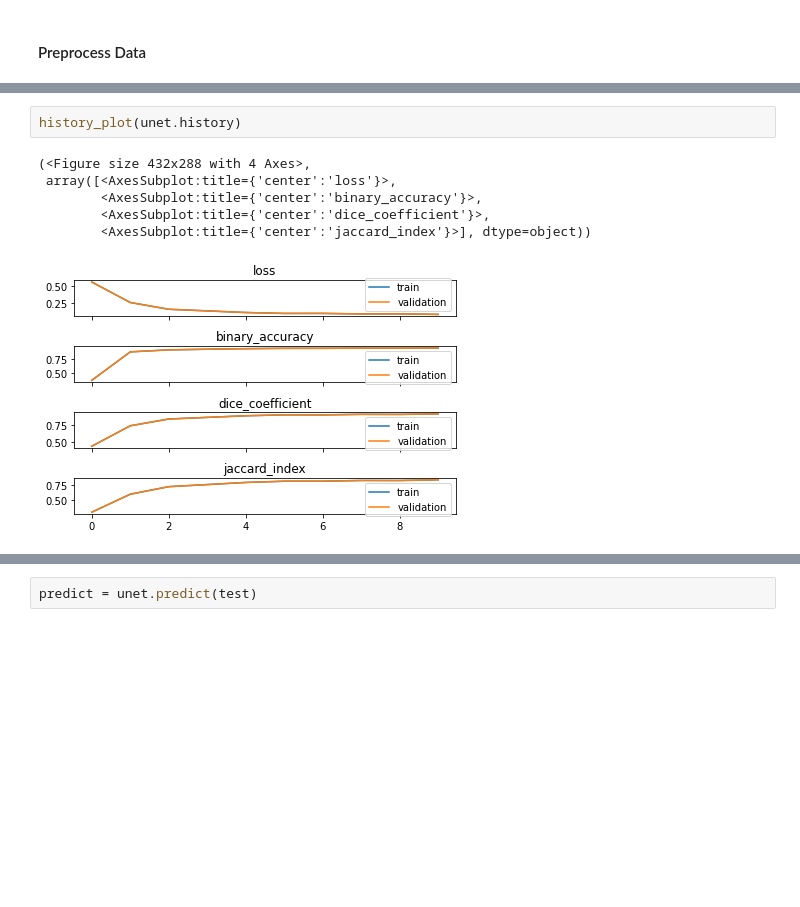
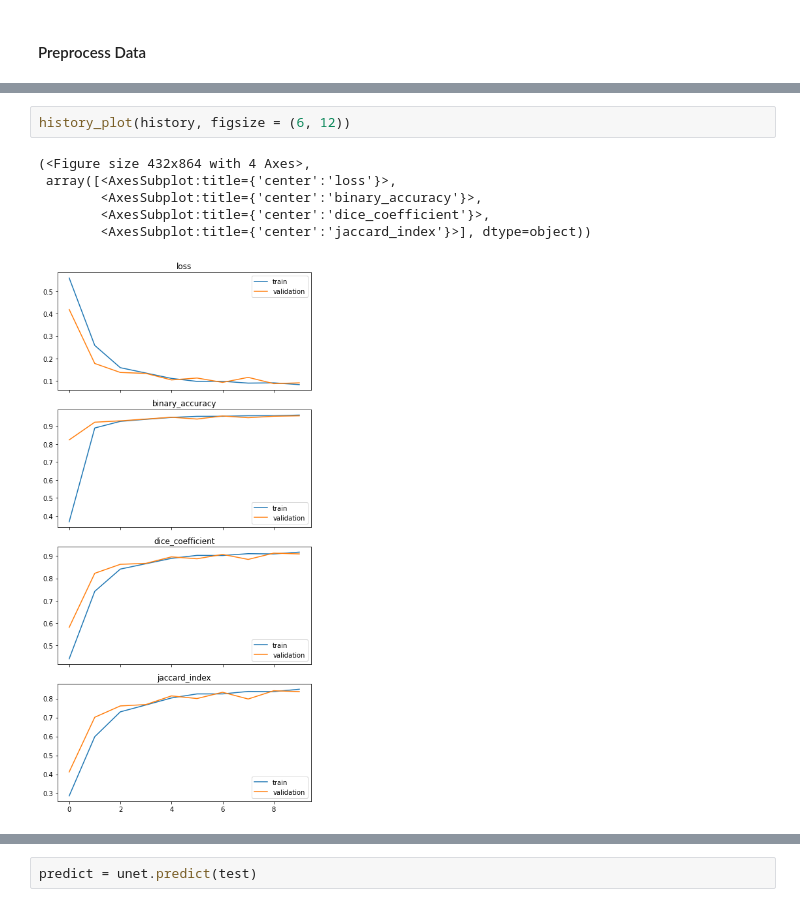
Before and after one commit to achillesrasquinha/deeply, a Jupyter notebook: docs/source/notebooks/Lung Segmentation using UNets.ipynb, the cells around one changed output, grey strips where cells are left out. Cells and saved outputs as stored; diff of their text form; blank space fills up the shorter version.

Commit message:
feat: Add figsize to history plot

```diff
--- a/docs/source/notebooks/Lung Segmentation using UNets.ipynb
+++ b/docs/source/notebooks/Lung Segmentation using UNets.ipynb
@@ -138,11 +135,11 @@ Epoch 9/10
 Epoch 10/10
 83/83 [==============================] - 320s 4s/step - loss: 0.0826 - binary_accuracy: 0.9616 - dice_coefficient: 0.9174 - jaccard_index: 0.8491 - val_loss: 0.0905 - val_binary_accuracy: 0.9575 - val ...
 # %%
-history_plot(unet.history)
+history_plot(history, figsize = (6, 12))
 # %% [output]
-(<Figure size 432x288 with 4 Axes>,
+(<Figure size 432x864 with 4 Axes>,
  array([<AxesSubplot:title={'center':'loss'}>,
         <AxesSubplot:title={'center':'binary_accuracy'}>,
         <AxesSubplot:title={'center':'dice_coefficient'}>,
         <AxesSubplot:title={'center':'jaccard_index'}>], dtype=object))
-[figure, old version]
+[figure, new version]
```
Also changed, not shown: parts of 8 cells of this notebook, 14 other files.
